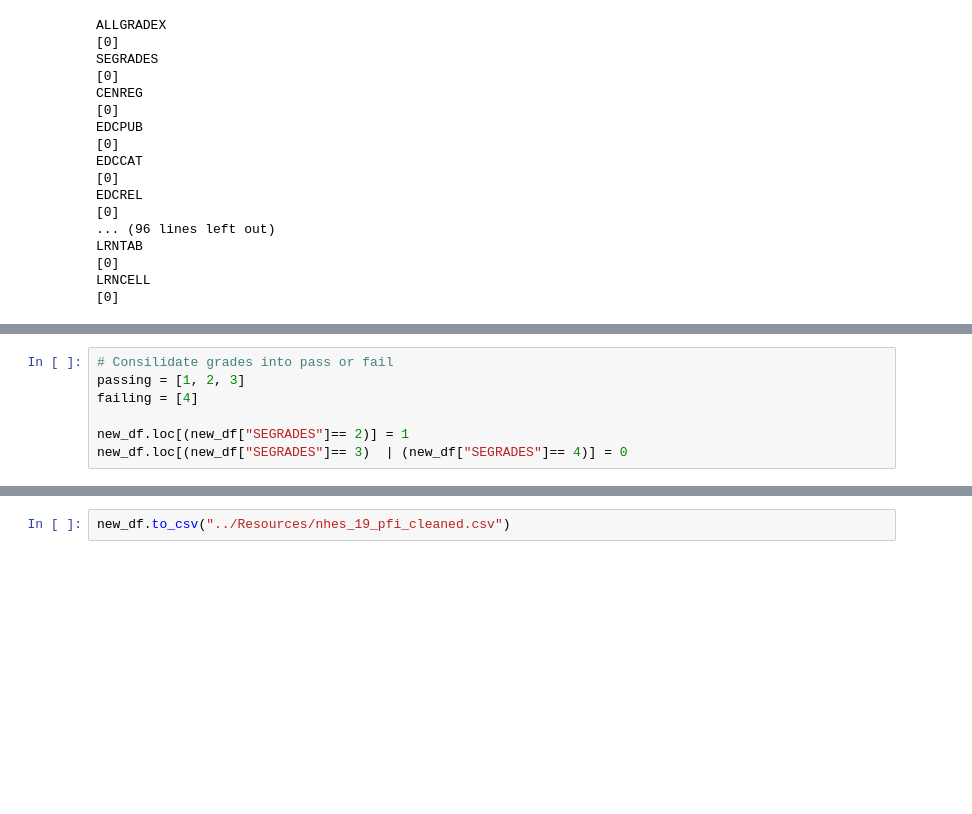
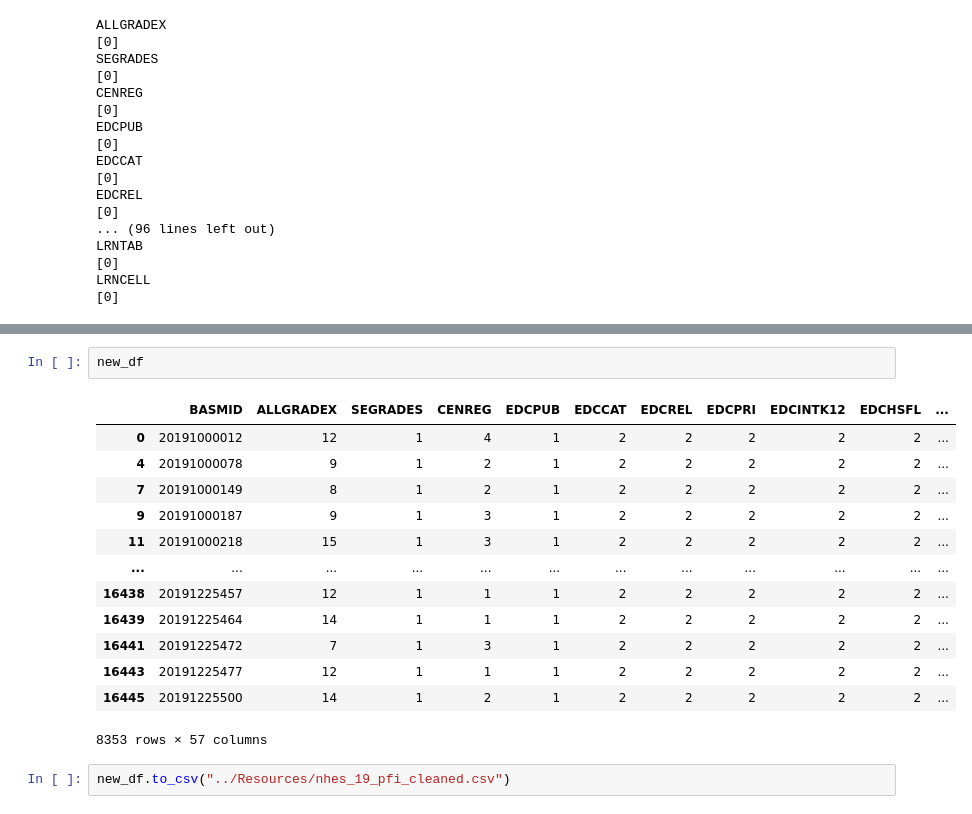
Before and after one commit to agmeadows/Student_Success_Analysis, a Jupyter notebook: Resources/sanitize_data.ipynb, the cells around one changed output, grey strips where cells are left out. Drawn from its saved outputs; the diff is of its cells as text; blank space fills up the shorter version.

```diff
--- a/Resources/sanitize_data.ipynb
+++ b/Resources/sanitize_data.ipynb
@@ -102,7 +114,0 @@ len(new_df)
-# %%
-# Consilidate grades into pass or fail
-passing = [1, 2, 3]
-failing = [4]
-
-new_df.loc[(new_df["SEGRADES"]== 2)] = 1
-new_df.loc[(new_df["SEGRADES"]== 3)  | (new_df["SEGRADES"]== 4)] = 0
@@ -109,2 +129,18 @@ new_df.loc[(new_df["SEGRADES"]== 3)  | (new_df["SEGRADES"]== 4)] = 0
+# %%
+new_df
+# %% [output]
+|  | BASMID | ALLGRADEX | SEGRADES | CENREG | EDCPUB | EDCCAT | EDCREL | EDCPRI | EDCINTK12 | EDCHSFL | ... |
+| 0 | 20191000012 | 12 | 1 | 4 | 1 | 2 | 2 | 2 | 2 | 2 | ... |
+| 4 | 20191000078 | 9 | 1 | 2 | 1 | 2 | 2 | 2 | 2 | 2 | ... |
+| 7 | 20191000149 | 8 | 1 | 2 | 1 | 2 | 2 | 2 | 2 | 2 | ... |
+| 9 | 20191000187 | 9 | 1 | 3 | 1 | 2 | 2 | 2 | 2 | 2 | ... |
+| 11 | 20191000218 | 15 | 1 | 3 | 1 | 2 | 2 | 2 | 2 | 2 | ... |
+| ... | ... | ... | ... | ... | ... | ... | ... | ... | ... | ... | ... |
+| 16438 | 20191225457 | 12 | 1 | 1 | 1 | 2 | 2 | 2 | 2 | 2 | ... |
+| 16439 | 20191225464 | 14 | 1 | 1 | 1 | 2 | 2 | 2 | 2 | 2 | ... |
+| 16441 | 20191225472 | 7 | 1 | 3 | 1 | 2 | 2 | 2 | 2 | 2 | ... |
+| 16443 | 20191225477 | 12 | 1 | 1 | 1 | 2 | 2 | 2 | 2 | 2 | ... |
+| 16445 | 20191225500 | 14 | 1 | 2 | 1 | 2 | 2 | 2 | 2 | 2 | ... |
+8353 rows × 57 columns
 # %%
 new_df.to_csv("../Resources/nhes_19_pfi_cleaned.csv")
```
Also changed, not shown: parts of 2 cells of this notebook, 1 other file.
